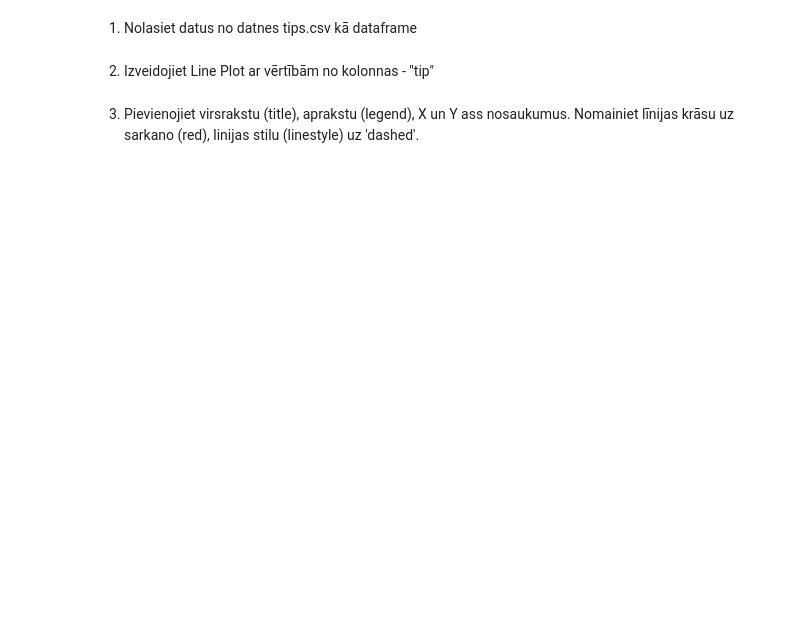
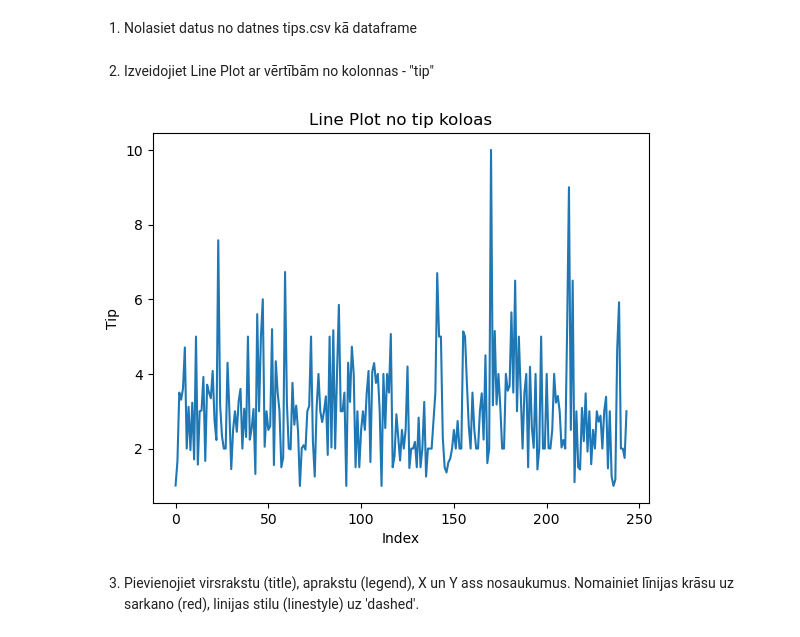
Before and after one commit to grauziitisos/t, a Jupyter notebook: 04 Matplotlib. Uzdevums.ipynb, the cells around one changed output. Cells and saved outputs as stored; diff of their text form; code cells hidden in the pictures; blank space fills up the shorter version.

```diff
--- a/04 Matplotlib. Uzdevums.ipynb
+++ b/04 Matplotlib. Uzdevums.ipynb
@@ -6,8 +6,16 @@ import pandas as p
 # %% [markdown]
 1. Nolasiet datus no datnes tips.csv kā dataframe
 # %%
-df = p
+df = p.read_csv("tips.csv")
 # %% [markdown]
 2. Izveidojiet Line Plot ar vērtībām no kolonnas - "tip"
+# %%
+pl.plot(df['tip'])
+pl.xlabel('Index')
+pl.ylabel('Tip')
+pl.title('Line Plot no tip koloas')
+pl.show()
+# %% [output]
+[figure, added]
 # %% [markdown]
 3. Pievienojiet virsrakstu (title), aprakstu (legend), X un Y ass nosaukumus. Nomainiet līnijas krāsu uz sarkano (red), linijas stilu (linestyle) uz 'dashed'.
```
Also changed, not shown: parts of 5 cells of this notebook.
